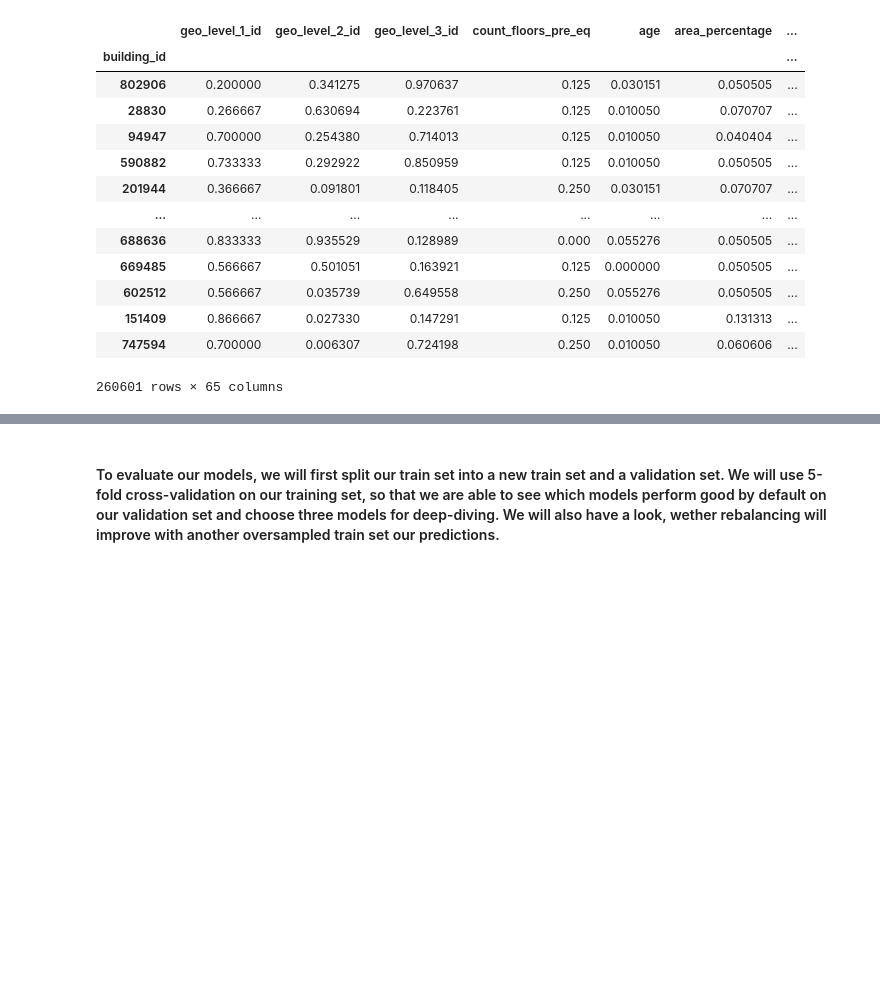
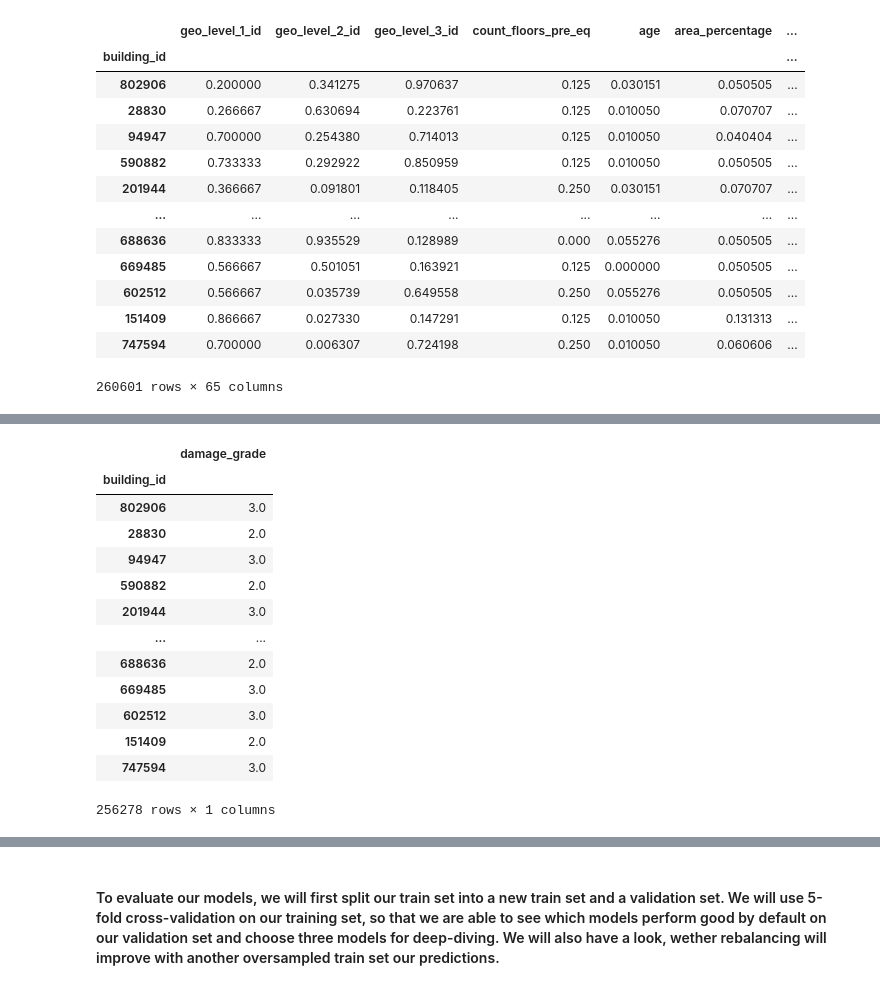
Before and after one commit to NiklasSabel/data_mining_1, a Jupyter notebook: notebooks/Baseline_models.ipynb, the cells around one changed output, grey strips where cells are left out. Drawn from its saved outputs; the diff is of its cells as text; code cells hidden in the pictures; blank space fills up the shorter version.

```diff
--- a/notebooks/Baseline_models.ipynb
+++ b/notebooks/Baseline_models.ipynb
@@ -137,0 +191,17 @@ data_train
+# %%
+target_train_outlier
+# %% [output]
+|  | damage_grade |
+| building_id |  |
+| 802906 | 3.0 |
+| 28830 | 2.0 |
+| 94947 | 3.0 |
+| 590882 | 2.0 |
+| 201944 | 3.0 |
+| ... | ... |
+| 688636 | 2.0 |
+| 669485 | 3.0 |
+| 602512 | 3.0 |
+| 151409 | 2.0 |
+| 747594 | 3.0 |
+256278 rows × 1 columns
```
Also changed, not shown: parts of 64 cells of this notebook.
